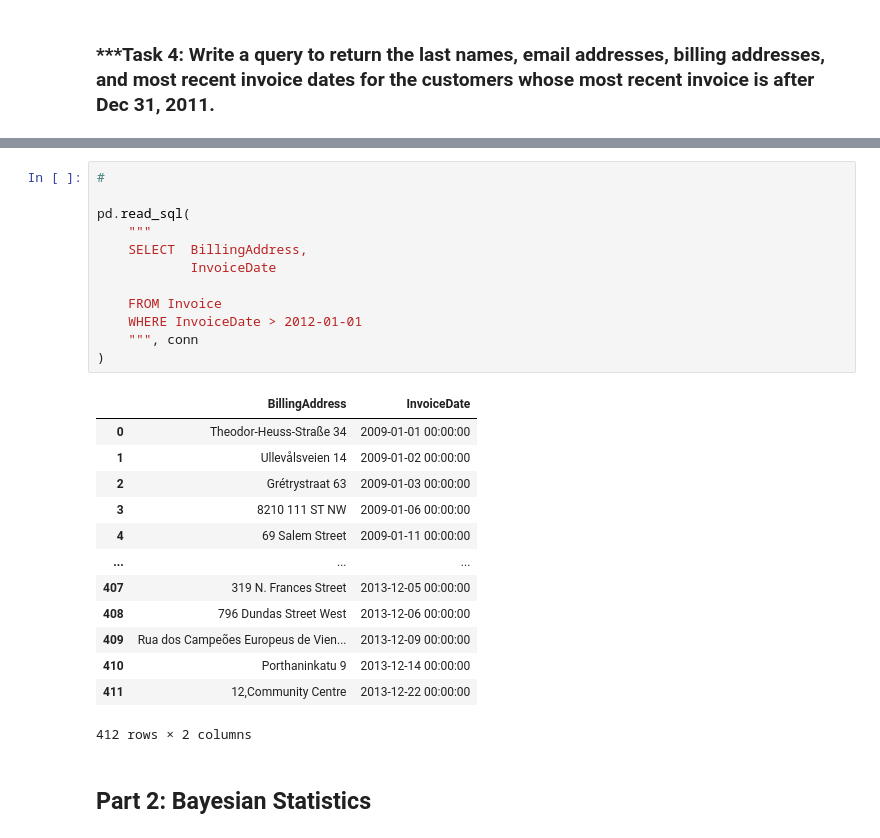
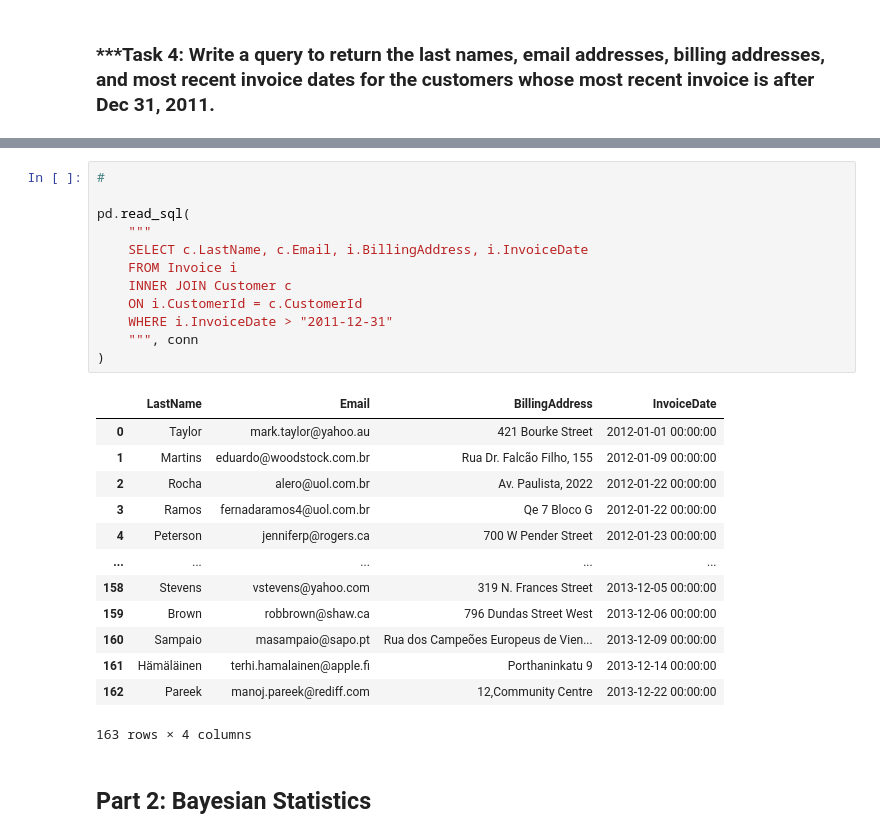
Before and after one commit to karisteph/NATL-DS-021924, a Jupyter notebook: Phase2/CodeChallengeReview/P2-Code-Challenge-Review-V3.ipynb, the cells around one changed output, grey strips where cells are left out. Drawn from its saved outputs; the diff is of its cells as text.

```diff
--- a/Phase2/CodeChallengeReview/P2-Code-Challenge-Review-V3.ipynb
+++ b/Phase2/CodeChallengeReview/P2-Code-Challenge-Review-V3.ipynb
@@ -131,29 +149,29 @@ pd.read_sql(
 # %%
 #
 
 pd.read_sql(
     """
-    SELECT  BillingAddress,
-            InvoiceDate
-
-    FROM Invoice
-    WHERE InvoiceDate > 2012-01-01
+    SELECT c.LastName, c.Email, i.BillingAddress, i.InvoiceDate
+    FROM Invoice i
+    INNER JOIN Customer c
+    ON i.CustomerId = c.CustomerId
+    WHERE i.InvoiceDate > "2011-12-31"
     """, conn
 )
 # %% [output]
-|  | BillingAddress | InvoiceDate |
-| 0 | Theodor-Heuss-Straße 34 | 2009-01-01 00:00:00 |
-| 1 | Ullevålsveien 14 | 2009-01-02 00:00:00 |
-| 2 | Grétrystraat 63 | 2009-01-03 00:00:00 |
-| 3 | 8210 111 ST NW | 2009-01-06 00:00:00 |
-| 4 | 69 Salem Street | 2009-01-11 00:00:00 |
-| ... | ... | ... |
-| 407 | 319 N. Frances Street | 2013-12-05 00:00:00 |
-| 408 | 796 Dundas Street West | 2013-12-06 00:00:00 |
-| 409 | Rua dos Campeões Europeus de Vien... | 2013-12-09 00:00:00 |
-| 410 | Porthaninkatu 9 | 2013-12-14 00:00:00 |
-| 411 | 12,Community Centre | 2013-12-22 00:00:00 |
+|  | LastName | Email | BillingAddress | InvoiceDate |
+| 0 | Taylor | mark.taylor@yahoo.au | 421 Bourke Street | 2012-01-01 00:00:00 |
+| 1 | Martins | eduardo@woodstock.com.br | Rua Dr. Falcão Filho, 155 | 2012-01-09 00:00:00 |
+| 2 | Rocha | alero@uol.com.br | Av. Paulista, 2022 | 2012-01-22 00:00:00 |
+| 3 | Ramos | fernadaramos4@uol.com.br | Qe 7 Bloco G | 2012-01-22 00:00:00 |
+| 4 | Peterson | jenniferp@rogers.ca | 700 W Pender Street | 2012-01-23 00:00:00 |
+| ... | ... | ... | ... | ... |
+| 158 | Stevens | vstevens@yahoo.com | 319 N. Frances Street | 2013-12-05 00:00:00 |
+| 159 | Brown | robbrown@shaw.ca | 796 Dundas Street West | 2013-12-06 00:00:00 |
+| 160 | Sampaio | masampaio@sapo.pt | Rua dos Campeões Europeus de Vien... | 2013-12-09 00:00:00 |
+| 161 | Hämäläinen | terhi.hamalainen@apple.fi | Porthaninkatu 9 | 2013-12-14 00:00:00 |
+| 162 | Pareek | manoj.pareek@rediff.com | 12,Community Centre | 2013-12-22 00:00:00 |
-412 rows × 2 columns
+163 rows × 4 columns
 # %% [markdown]
 ## Part 2: Bayesian Statistics
 # %% [markdown]
```
Also changed, not shown: parts of 26 cells of this notebook.
